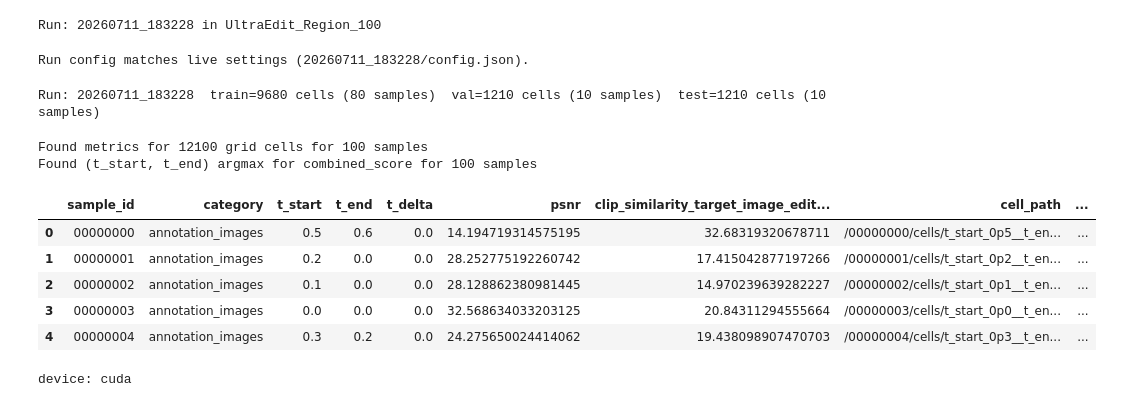
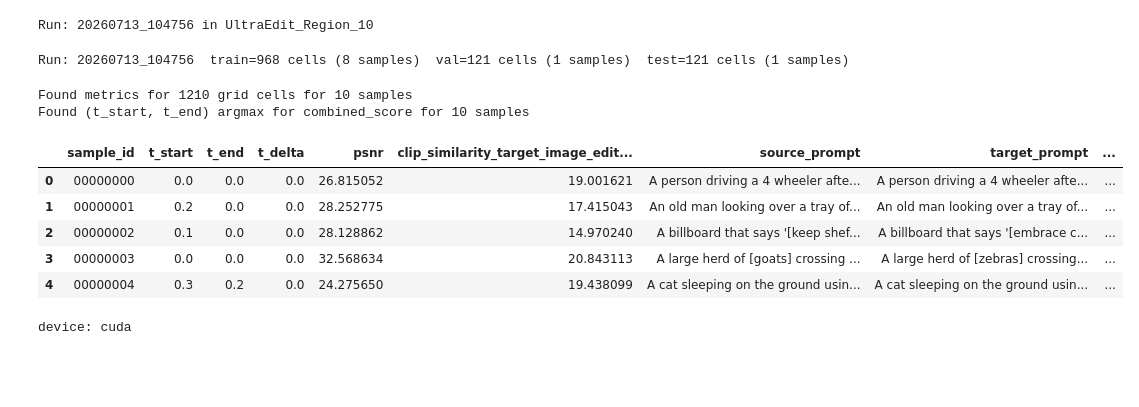
Before and after one commit to hcoderdm/chordedit-models, a Jupyter notebook: models/surrogate_selector/eval_t.ipynb, the cells around one changed output. Saved outputs shown, nothing was run; the diff lists cells and outputs as text; code cells hidden in the pictures; blank space fills up the shorter version.

Commit message:
Refactor eval notebooks to match train_m

```diff
--- a/models/surrogate_selector/eval_t.ipynb
+++ b/models/surrogate_selector/eval_t.ipynb
@@ -27,59 +40,33 @@ from settings import *
 # %%
-# Load latest run for targeted output in OUTPUTS_DIR.
-run_dirs = sorted(d for d in OUTPUTS_DIR.iterdir() if d.is_dir())
-assert run_dirs, f"No run directories in {OUTPUTS_DIR}"
-RUN_DIR = run_dirs[-1]
+# Optional override: RUN_DIR = NOTEBOOK_DIR / "outputs" / "..." / "20260709_144025"
 print(f"Run: {RUN_DIR.name} in {RUN_DIR.parent.name}")
 # %% [output]
-Run: 20260711_183228 in UltraEdit_Region_100
+Run: 20260713_104756 in UltraEdit_Region_10
-# %%
-# Compare run config with live settings.
-import settings
-from run_config import settings_value_diff
-
-diffs = settings_value_diff(settings, RUN_DIR)
-if diffs:
-    print(f"Settings differences (live vs {RUN_DIR.name}/config.json):")
-    for line in diffs:
-        print(line)
-else:
-    print(f"Run config matches live settings ({RUN_DIR.name}/config.json).")
-# %% [output]
-Run config matches live settings (20260711_183228/config.json).
 # %%
-# Load latest train_m run, saved train/val/test splits.
-run_dirs = sorted(d for d in OUTPUTS_DIR.iterdir() if d.is_dir())
-assert run_dirs, f"No run directories in {OUTPUTS_DIR}"
-RUN_DIR = run_dirs[-1]
-splits = {name: pd.read_parquet(RUN_DIR / f"{name}.parquet.gz") for name in ("train", "val", "test")}
+PLOT_SPLIT = "test"
+splits = load_run_splits(RUN_DIR)
 train_df, val_df, test_df = splits["train"], splits["val"], splits["test"]
-full_df = pd.concat([train_df, val_df, test_df], ignore_index=True)
-print(f"Run: {RUN_DIR.name}  "+ "  ".join(f"{name}={len(df)} cells ({df[SAMPLE_ID_COL].nunique()} samples)" for name, df in splits.items()))
+full_df = pd.concat(splits.values(), ignore_index=True)
+print(f"Run: {RUN_DIR.name}  " + "  ".join(
+    f"{name}={len(df)} cells ({df[SAMPLE_ID_COL].nunique()} samples)" for name, df in splits.items()
+))
 # %% [output]
-Run: 20260711_183228  train=9680 cells (80 samples)  val=1210 cells (10 samples)  test=1210 cells (10 samples)
+Run: 20260713_104756  train=968 cells (8 samples)  val=121 cells (1 samples)  test=121 cells (1 samples)
 # %%
-# Find (t_start, t_end) argmax of T_TARGET_FUNC for every sample in full_df from METRICS_CSV.
-metrics_df = pd.read_csv(METRICS_CSV, dtype=str)
-metrics_df = metrics_df[metrics_df[T_DELTA_COL] == str(TARGET_T_DELTA)].copy().reset_index(drop=True)
-metrics_df = metrics_df[metrics_df[SAMPLE_ID_COL].isin(full_df[SAMPLE_ID_COL].unique())].copy().reset_index(drop=True)
-
-true_df = metrics_df.copy()
-true_df = true_df.sort_values([SAMPLE_ID_COL, T_START_COL, T_END_COL]).reset_index(drop=True)
-true_df[T_TARGET_COL] = T_TARGET_FUNC(true_df)
+true_df = full_df.sort_values([SAMPLE_ID_COL, T_START_COL, T_END_COL]).reset_index(drop=True)
+bounds = target_bounds()
+true_df[T_TARGET_COL] = add_combined_score(true_df, bounds)
+true_argmax_df = true_df.loc[true_df.groupby(SAMPLE_ID_COL)[T_TARGET_COL].idxmax()].reset_index(drop=True)
 print(f"Found metrics for {len(true_df)} grid cells for {true_df[SAMPLE_ID_COL].nunique()} samples")
-
-true_argmax_df = true_df.loc[true_df.groupby(SAMPLE_ID_COL)[T_TARGET_COL].idxmax()].reset_index(drop=True)
 print(f"Found (t_start, t_end) argmax for {T_TARGET_COL} for {len(true_argmax_df)} samples")
-
-# Provide dataframe for visual evaluation.
 true_argmax_df.head()
 # %% [output]
-Found metrics for 12100 grid cells for 100 samples
-Found (t_start, t_end) argmax for combined_score for 100 samples
+Found metrics for 1210 grid cells for 10 samples
+Found (t_start, t_end) argmax for combined_score for 10 samples
-|  | sample_id | category | t_start | t_end | t_delta | psnr | clip_similarity_target_image_edit... | cell_path | ... |
-| 0 | 00000000 | annotation_images | 0.5 | 0.6 | 0.0 | 14.194719314575195 | 32.68319320678711 | /00000000/cells/t_start_0p5__t_en... | ... |
-| 1 | 00000001 | annotation_images | 0.2 | 0.0 | 0.0 | 28.252775192260742 | 17.415042877197266 | /00000001/cells/t_start_0p2__t_en... | ... |
-| 2 | 00000002 | annotation_images | 0.1 | 0.0 | 0.0 | 28.128862380981445 | 14.970239639282227 | /00000002/cells/t_start_0p1__t_en... | ... |
-| 3 | 00000003 | annotation_images | 0.0 | 0.0 | 0.0 | 32.568634033203125 | 20.84311294555664 | /00000003/cells/t_start_0p0__t_en... | ... |
-| 4 | 00000004 | annotation_images | 0.3 | 0.2 | 0.0 | 24.275650024414062 | 19.438098907470703 | /00000004/cells/t_start_0p3__t_en... | ... |
+|  | sample_id | t_start | t_end | t_delta | psnr | clip_similarity_target_image_edit... | source_prompt | target_prompt | ... |
+| 0 | 00000000 | 0.0 | 0.0 | 0.0 | 26.815052 | 19.001621 | A person driving a 4 wheeler afte... | A person driving a 4 wheeler afte... | ... |
+| 1 | 00000001 | 0.2 | 0.0 | 0.0 | 28.252775 | 17.415043 | An old man looking over a tray of... | An old man looking over a tray of... | ... |
+| 2 | 00000002 | 0.1 | 0.0 | 0.0 | 28.128862 | 14.970240 | A billboard that says '[keep shef... | A billboard that says '[embrace c... | ... |
+| 3 | 00000003 | 0.0 | 0.0 | 0.0 | 32.568634 | 20.843113 | A large herd of [goats] crossing ... | A large herd of [zebras] crossing... | ... |
+| 4 | 00000004 | 0.3 | 0.2 | 0.0 | 24.275650 | 19.438099 | A cat sleeping on the ground usin... | A cat sleeping on the ground usin... | ... |
 # %%
```
Also changed, not shown: parts of 22 cells of this notebook, 3 other files.
